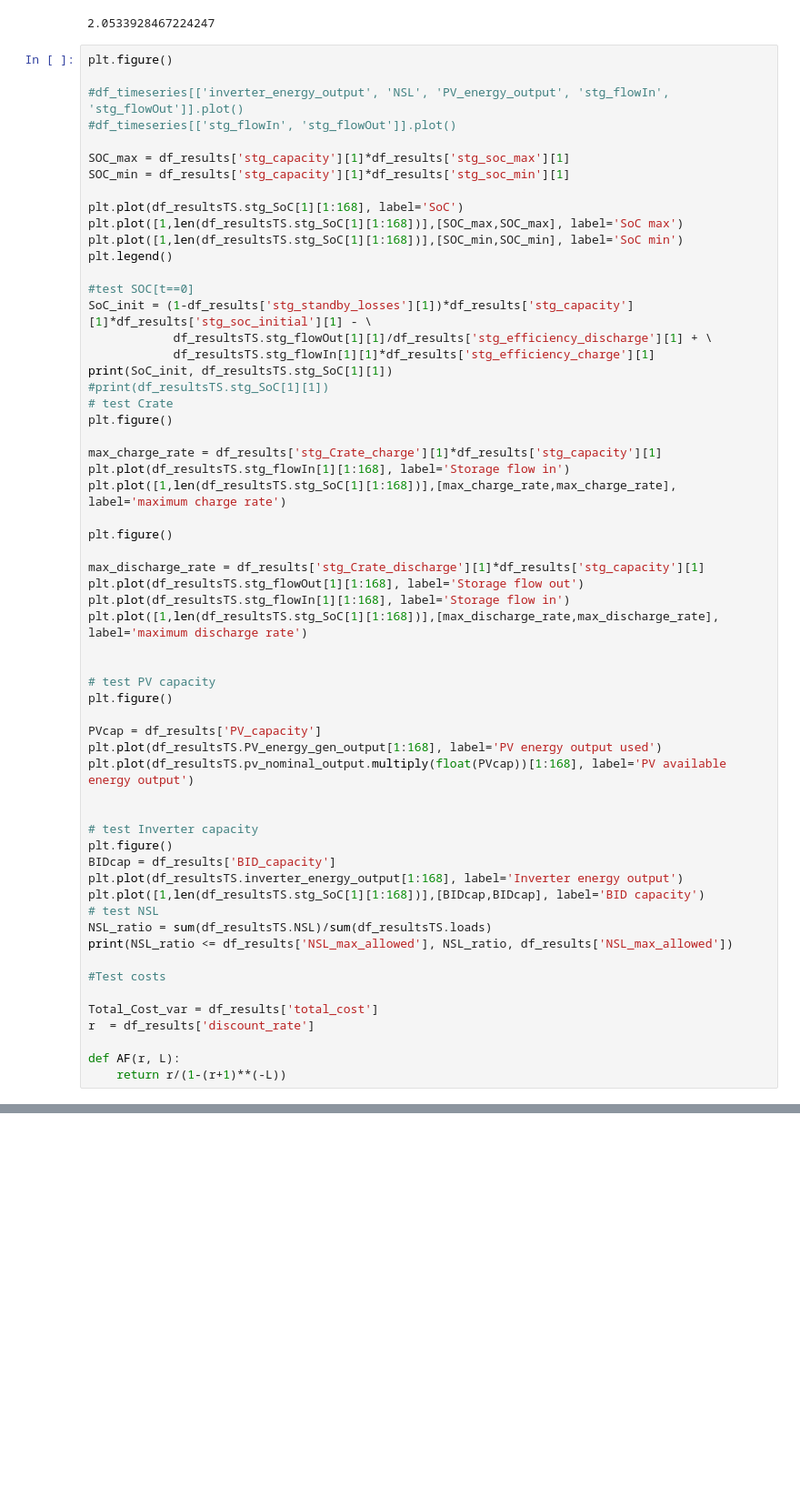
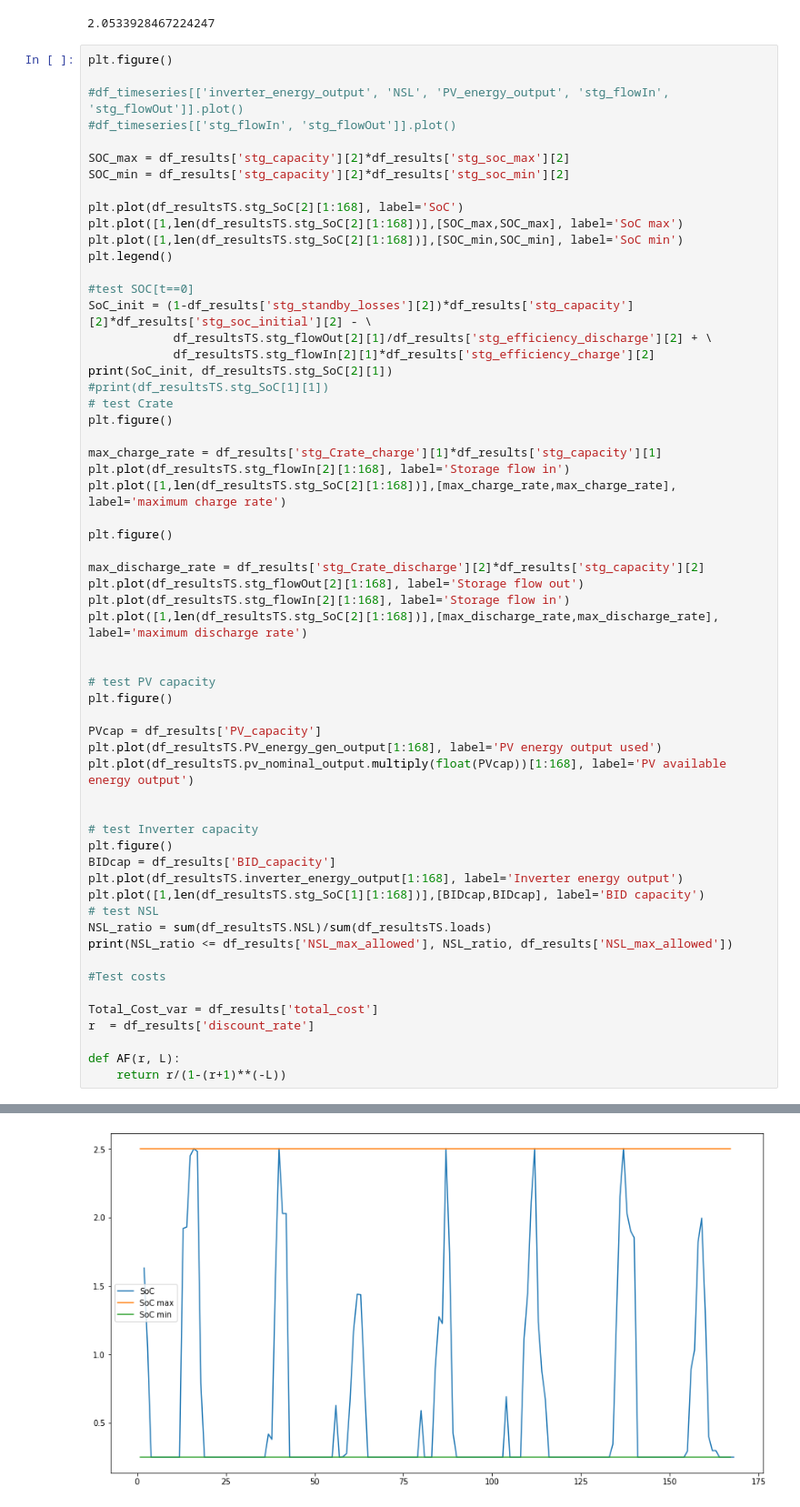
Before and after one commit to remmyd/HRESopt, a Jupyter notebook: results/read hdf5.ipynb, the cells around one changed output, grey strips where cells are left out. Shown: that part at 91% size. Cells and saved outputs as stored; diff of their text form; blank space fills up the shorter version.

```diff
--- a/results/read hdf5.ipynb
+++ b/results/read hdf5.ipynb
@@ -453,33 +475,33 @@ plt.figure()
 #df_timeseries[['inverter_energy_output', 'NSL', 'PV_energy_output', 'stg_flowIn', 'stg_flowOut']].plot()
 #df_timeseries[['stg_flowIn', 'stg_flowOut']].plot()
 
-SOC_max = df_results['stg_capacity'][1]*df_results['stg_soc_max'][1]
-SOC_min = df_results['stg_capacity'][1]*df_results['stg_soc_min'][1]
+SOC_max = df_results['stg_capacity'][2]*df_results['stg_soc_max'][2]
+SOC_min = df_results['stg_capacity'][2]*df_results['stg_soc_min'][2]
 
-plt.plot(df_resultsTS.stg_SoC[1][1:168], label='SoC')
-plt.plot([1,len(df_resultsTS.stg_SoC[1][1:168])],[SOC_max,SOC_max], label='SoC max')
-plt.plot([1,len(df_resultsTS.stg_SoC[1][1:168])],[SOC_min,SOC_min], label='SoC min')
+plt.plot(df_resultsTS.stg_SoC[2][1:168], label='SoC')
+plt.plot([1,len(df_resultsTS.stg_SoC[2][1:168])],[SOC_max,SOC_max], label='SoC max')
+plt.plot([1,len(df_resultsTS.stg_SoC[2][1:168])],[SOC_min,SOC_min], label='SoC min')
 plt.legend()
 
 #test SOC[t==0]
-SoC_init = (1-df_results['stg_standby_losses'][1])*df_results['stg_capacity'][1]*df_results['stg_soc_initial'][1] - \
-            df_resultsTS.stg_flowOut[1][1]/df_results['stg_efficiency_discharge'][1] + \
-            df_resultsTS.stg_flowIn[1][1]*df_results['stg_efficiency_charge'][1]
-print(SoC_init, df_resultsTS.stg_SoC[1][1])
+SoC_init = (1-df_results['stg_standby_losses'][2])*df_results['stg_capacity'][2]*df_results['stg_soc_initial'][2] - \
+            df_resultsTS.stg_flowOut[2][1]/df_results['stg_efficiency_discharge'][2] + \
+            df_resultsTS.stg_flowIn[2][1]*df_results['stg_efficiency_charge'][2]
+print(SoC_init, df_resultsTS.stg_SoC[2][1])
 #print(df_resultsTS.stg_SoC[1][1])
 # test Crate
 plt.figure()
 
 max_charge_rate = df_results['stg_Crate_charge'][1]*df_results['stg_capacity'][1]
-plt.plot(df_resultsTS.stg_flowIn[1][1:168], label='Storage flow in')
-plt.plot([1,len(df_resultsTS.stg_SoC[1][1:168])],[max_charge_rate,max_charge_rate], label='maximum charge rate')
+plt.plot(df_resultsTS.stg_flowIn[2][1:168], label='Storage flow in')
+plt.plot([1,len(df_resultsTS.stg_SoC[2][1:168])],[max_charge_rate,max_charge_rate], label='maximum charge rate')
 
 plt.figure()
 
-max_discharge_rate = df_results['stg_Crate_discharge'][1]*df_results['stg_capacity'][1]
-plt.plot(df_resultsTS.stg_flowOut[1][1:168], label='Storage flow out')
-plt.plot(df_resultsTS.stg_flowIn[1][1:168], label='Storage flow in')
-plt.plot([1,len(df_resultsTS.stg_SoC[1][1:168])],[max_discharge_rate,max_discharge_rate], label='maximum discharge rate')
+max_discharge_rate = df_results['stg_Crate_discharge'][2]*df_results['stg_capacity'][2]
+plt.plot(df_resultsTS.stg_flowOut[2][1:168], label='Storage flow out')
+plt.plot(df_resultsTS.stg_flowIn[2][1:168], label='Storage flow in')
+plt.plot([1,len(df_resultsTS.stg_SoC[2][1:168])],[max_discharge_rate,max_discharge_rate], label='maximum discharge rate')
 
 
 # test PV capacity
@@ -511,0 +537 @@ IndexError: invalid index to scalar variable.
+[figure, added]
```
Also changed, not shown: parts of 12 cells of this notebook, 31 other files.
